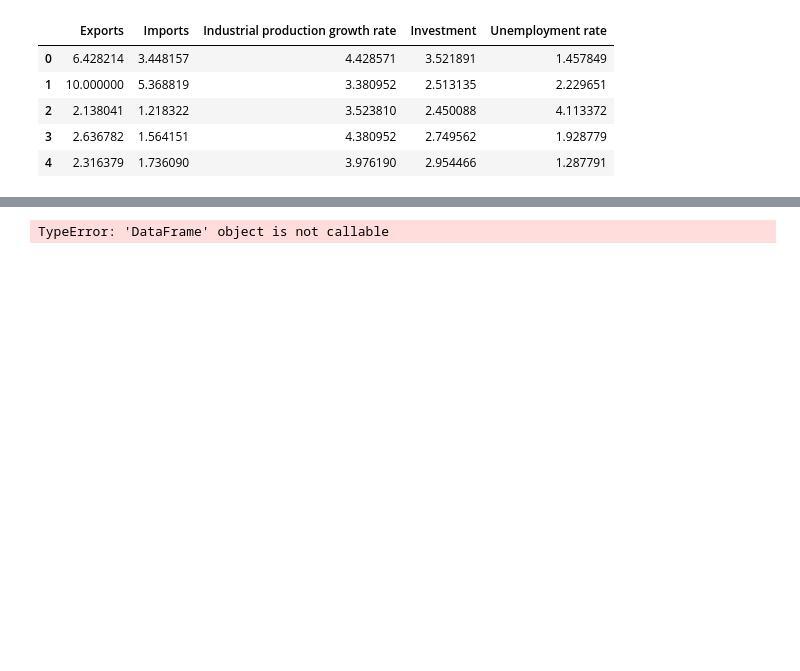
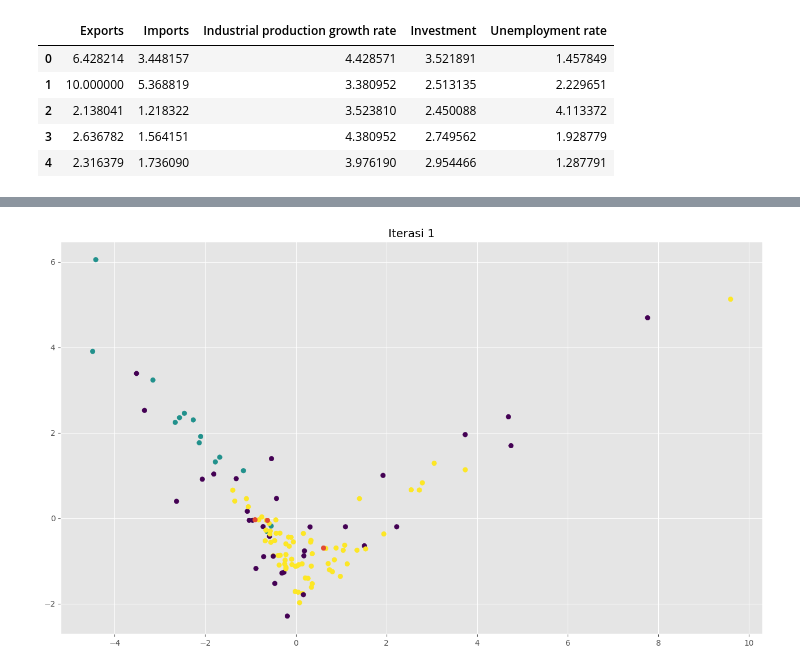
Before and after one commit to JaxToon/TubesMachineLearning, a Jupyter notebook: kmeans.ipynb, the cells around one changed output, grey strips where cells are left out. Cells and saved outputs as stored; diff of their text form; code cells hidden in the pictures; blank space fills up the shorter version.

Commit message:
tinggal visualisasi akhir

```diff
--- a/kmeans.ipynb
+++ b/kmeans.ipynb
@@ -121,16 +114,16 @@ def plotClustering (dataf,hasilLabel, hasilCenteroid,totalIterasi):
 # %%
 iterasiMax = 100
 k = 3
 
 titikCenteroid = centeroid(dataf, k)
 centeroidLama = pd.DataFrame()
 iterasi = 1
 
 while iterasi < iterasiMax and not titikCenteroid.equals(centeroidLama) :
     centeroidLama = titikCenteroid
     labeldata = label(dataf, titikCenteroid)
-    centeroid = centeroidBaru(dataf,hasilLabel,k)
-    plotClustering(dataf,labeldata,centeroid,iterasi)
+    centeroids = centeroidBaru(dataf,hasilLabel,k)
+    plotClustering(dataf,labeldata,centeroids,iterasi)
     iterasi += 1
 # %% [output]
-TypeError: 'DataFrame' object is not callable
+[figure, added]
```
Also changed, not shown: parts of 3 cells of this notebook.
